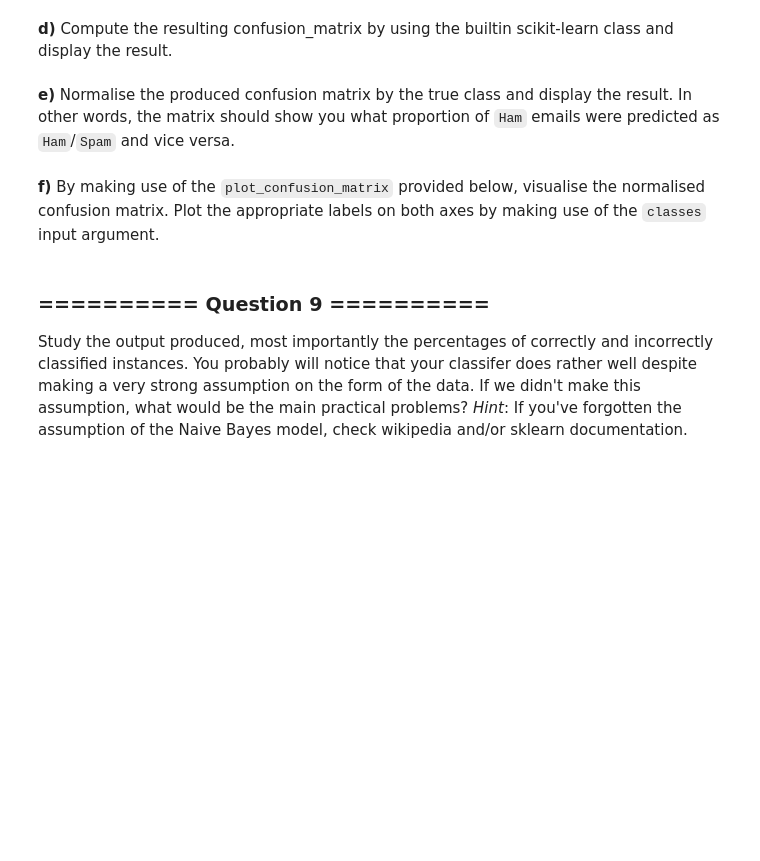
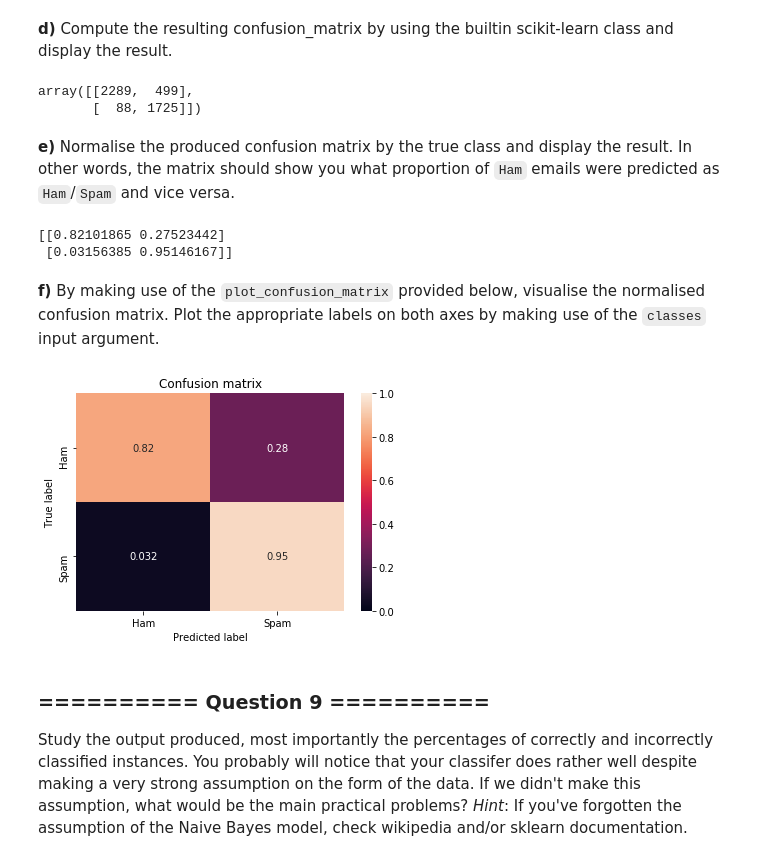
Before and after one commit to ayushdas/iaml2018, a Jupyter notebook: Labs/01 - Analysis and Visualisation.ipynb, the cells around one changed output. Cells and saved outputs as stored; diff of their text form; code cells hidden in the pictures; blank space fills up the shorter version.

```diff
--- a/Labs/01 - Analysis and Visualisation.ipynb
+++ b/Labs/01 - Analysis and Visualisation.ipynb
@@ -203,0 +241,4 @@ Now we want to train a Multinomial Naive Bayes classifier. Initialise a `Multino
+# %%
+#MultinomialNB.fit(X=X,y=y,sample_weight=None)
+mnb = MultinomialNB()
+mnb.fit(X,y)
@@ -230,2 +278,8 @@ Scikit-learn also has a [`confusion_matrix`](http://scikit-learn.org/0.19/module
+# %%
+CM = confusion_matrix(y,mnb.predict(X))
+CM
+# %% [output]
+array([[2289,  499],
+       [  88, 1725]])
 # %% [markdown]
 **e)** Normalise the produced confusion matrix by the true class and display the result. In other words, the matrix should show you what proportion of `Ham` emails were predicted as `Ham`/`Spam` and vice versa.
@@ -234,12 +286,18 @@ Scikit-learn also has a [`confusion_matrix`](http://scikit-learn.org/0.19/module
+# %%
+NCM = CM / CM.sum(axis=1) # number of observations in "group i" but predicted to be in "group j"
+print(NCM)
+# %% [output]
+[[0.82101865 0.27523442]
+ [0.03156385 0.95146167]]
 # %% [markdown]
 **f)** By making use of the `plot_confusion_matrix` provided below, visualise the normalised confusion matrix. Plot the appropriate labels on both axes by making use of the `classes` input argument.
 # %%
-def plot_confusion_matrix(cm, classes=None, title='Confusion matrix'):
+def plot_confusion_matrix(CM, classes=None, title='Confusion matrix'):
     """Plots a confusion matrix."""
     if classes is not None:
-        sns.heatmap(cm, xticklabels=classes, yticklabels=classes, vmin=0., vmax=1., annot=True)
+        sns.heatmap(CM, xticklabels=classes, yticklabels=classes, vmin=0., vmax=1., annot=True)
     else:
-        sns.heatmap(cm, vmin=0., vmax=1.)
+        sns.heatmap(CM, vmin=0., vmax=1.)
     plt.title(title)
     plt.ylabel('True label')
     plt.xlabel('Predicted label')
@@ -248,3 +304,8 @@ def plot_confusion_matrix(cm, classes=None, title='Confusion matrix'):
+# %%
+plt.figure()
+plot_confusion_matrix(NCM,classes=['Ham','Spam'])
+# %% [output]
+[figure, added]
 # %% [markdown]
 ### ========== Question 9 ==========
 
```
Also changed, not shown: parts of 53 cells of this notebook, 1 other file.
